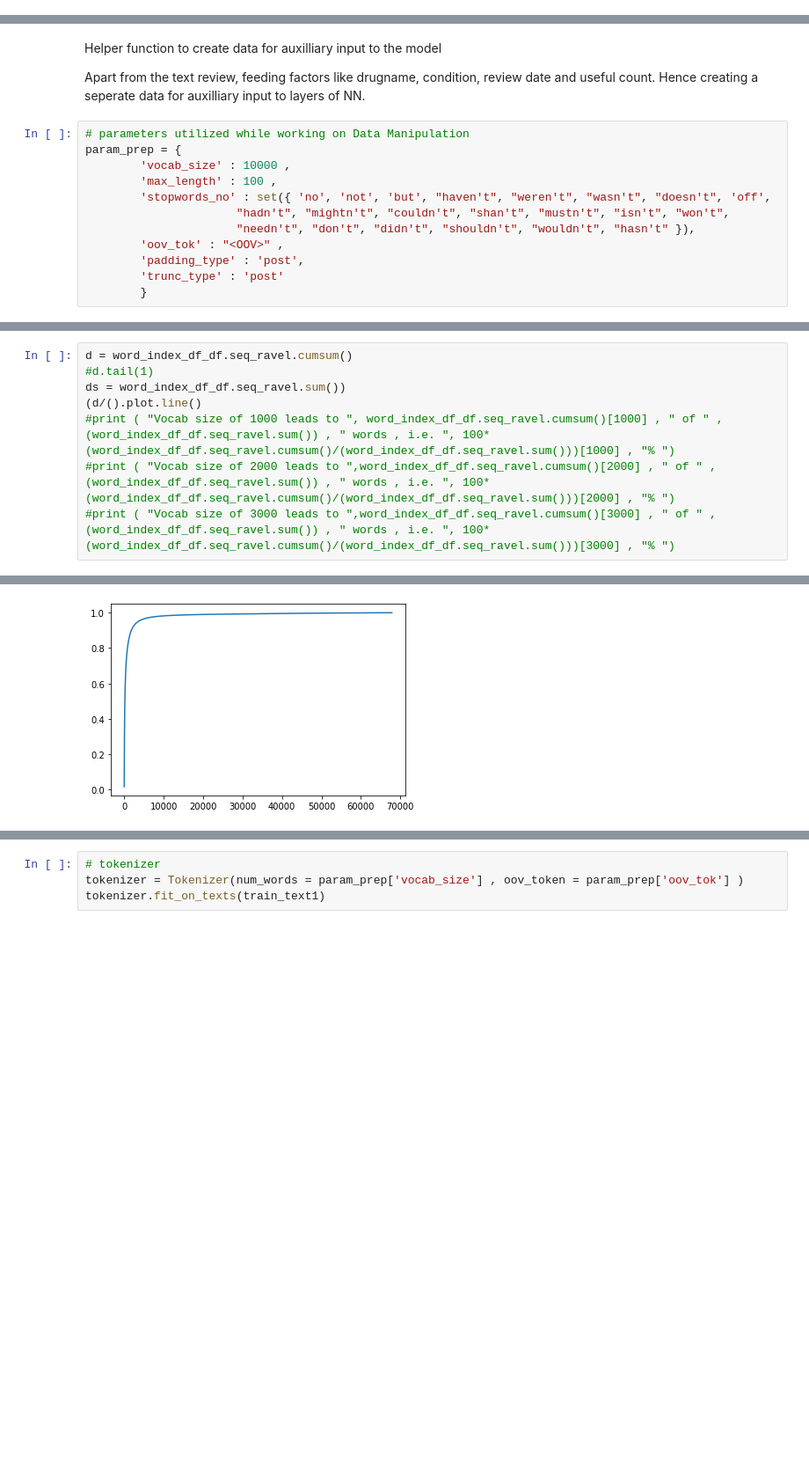
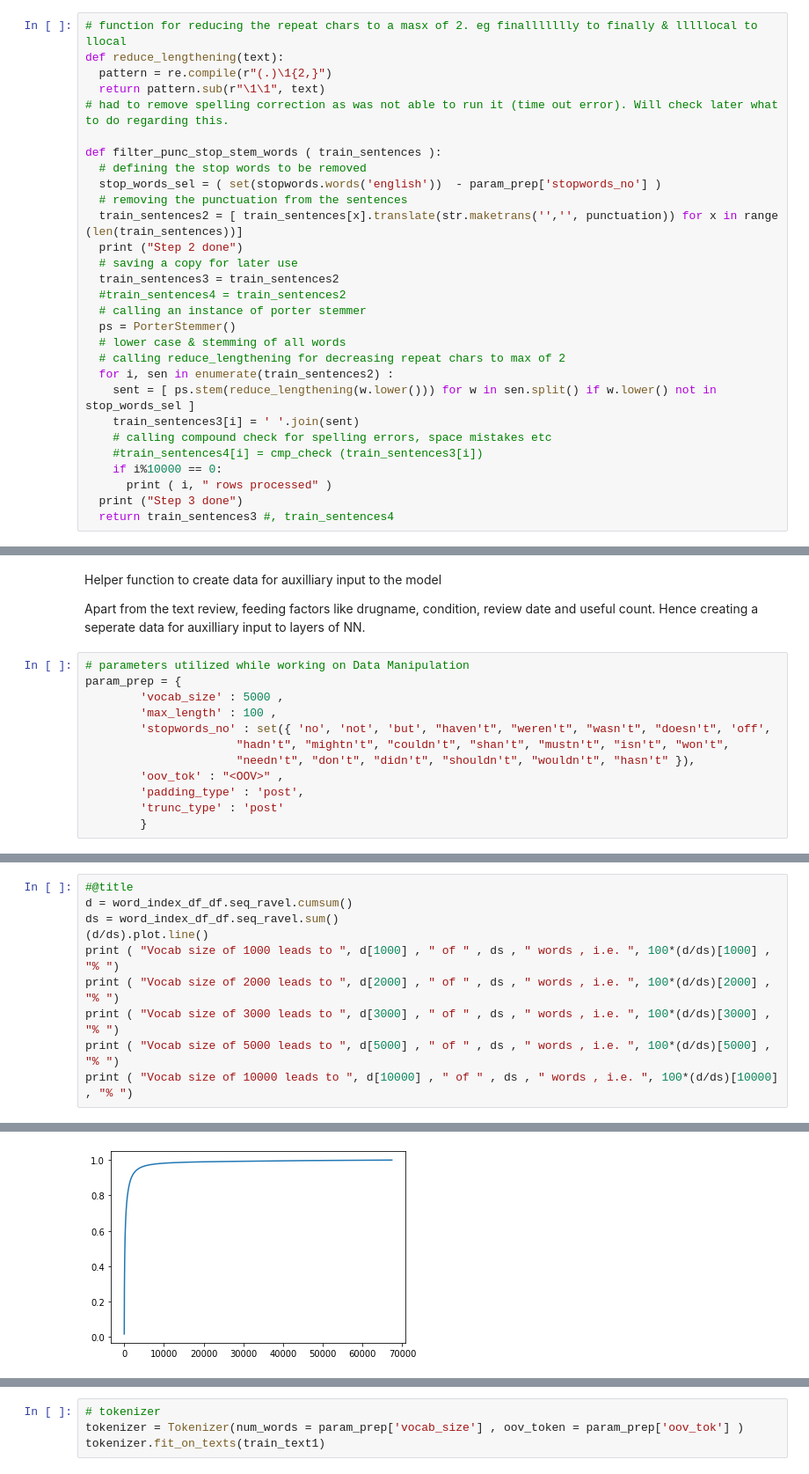
Before and after one commit to github0apurva/DrugReview, a Jupyter notebook: DrugReview_co.ipynb, the cells around one changed output, grey strips where cells are left out. Shown at 88% size. Cells and saved outputs as stored; diff of their text form; blank space fills up the shorter version.

```diff
--- a/DrugReview_co.ipynb
+++ b/DrugReview_co.ipynb
@@ -613,3 +584,32 @@ where is to love he had dated for much of ﻿the past who couldn't read in six g
+# %%
+# function for reducing the repeat chars to a masx of 2. eg finallllllly to finally & lllllocal to llocal
+def reduce_lengthening(text):
+  pattern = re.compile(r"(.)\1{2,}")
+  return pattern.sub(r"\1\1", text)
+# had to remove spelling correction as was not able to run it (time out error). Will check later what to do regarding this.
+
+def filter_punc_stop_stem_words ( train_sentences ):
+  # defining the stop words to be removed
+  stop_words_sel = ( set(stopwords.words('english'))  - param_prep['stopwords_no'] )
+  # removing the punctuation from the sentences
+  train_sentences2 = [ train_sentences[x].translate(str.maketrans('','', punctuation)) for x in range (len(train_sentences))]
+  print ("Step 2 done")
+  # saving a copy for later use
+  train_sentences3 = train_sentences2
+  #train_sentences4 = train_sentences2
+  # calling an instance of porter stemmer
+  ps = PorterStemmer()
+  # lower case & stemming of all words
+  # calling reduce_lengthening for decreasing repeat chars to max of 2
+  for i, sen in enumerate(train_sentences2) :
+    sent = [ ps.stem(reduce_lengthening(w.lower())) for w in sen.split() if w.lower() not in stop_words_sel ]
+    train_sentences3[i] = ' '.join(sent)
+    # calling compound check for spelling errors, space mistakes etc
+    #train_sentences4[i] = cmp_check (train_sentences3[i])
+    if i%10000 == 0:
+      print ( i, " rows processed" )
+  print ("Step 3 done")
+  return train_sentences3 #, train_sentences4
 # %% [markdown]
 Helper function for removing punctuation, stop words and stemming.
 
@@ -639,7 +643,7 @@ Hence creating a seperate data for auxilliary input to layers of NN.
 # %%
 # parameters utilized while working on Data Manipulation
 param_prep = {
-        'vocab_size' : 10000 ,
+        'vocab_size' : 5000 ,
         'max_length' : 100 ,
         'stopwords_no' : set({ 'no', 'not', 'but', "haven't", "weren't", "wasn't", "doesn't", 'off',
                       "hadn't", "mightn't", "couldn't", "shan't", "mustn't", "isn't", "won't",
@@ -717,9 +728,11 @@ word_index_df_df.tail(20)
 # %%
+#@title
 d = word_index_df_df.seq_ravel.cumsum()
-#d.tail(1)
-ds = word_index_df_df.seq_ravel.sum())
-(d/().plot.line()
-#print ( "Vocab size of 1000 leads to ", word_index_df_df.seq_ravel.cumsum()[1000] , " of " , (word_index_df_df.seq_ravel.sum()) , " words , i.e. ", 100*(word_index_df_df.seq_ravel.cumsum()/(word_index_df_df.seq_ravel.sum()))[1000] , "% ")
-#print ( "Vocab size of 2000 leads to ",word_index_df_df.seq_ravel.cumsum()[2000] , " of " , (word_index_df_df.seq_ravel.sum()) , " words , i.e. ", 100*(word_index_df_df.seq_ravel.cumsum()/(word_index_df_df.seq_ravel.sum()))[2000] , "% ")
-#print ( "Vocab size of 3000 leads to ",word_index_df_df.seq_ravel.cumsum()[3000] , " of " , (word_index_df_df.seq_ravel.sum()) , " words , i.e. ", 100*(word_index_df_df.seq_ravel.cumsum()/(word_index_df_df.seq_ravel.sum()))[3000] , "% ")
+ds = word_index_df_df.seq_ravel.sum()
+(d/ds).plot.line()
+print ( "Vocab size of 1000 leads to ", d[1000] , " of " , ds , " words , i.e. ", 100*(d/ds)[1000] , "% ")
+print ( "Vocab size of 2000 leads to ", d[2000] , " of " , ds , " words , i.e. ", 100*(d/ds)[2000] , "% ")
+print ( "Vocab size of 3000 leads to ", d[3000] , " of " , ds , " words , i.e. ", 100*(d/ds)[3000] , "% ")
+print ( "Vocab size of 5000 leads to ", d[5000] , " of " , ds , " words , i.e. ", 100*(d/ds)[5000] , "% ")
+print ( "Vocab size of 10000 leads to ", d[10000] , " of " , ds , " words , i.e. ", 100*(d/ds)[10000] , "% ")
 # %% [output]
@@ -727 +744 @@ ds = word_index_df_df.seq_ravel.sum())
-[figure, old version]
+[figure, new version]
```
Also changed, not shown: parts of 43 cells of this notebook.
